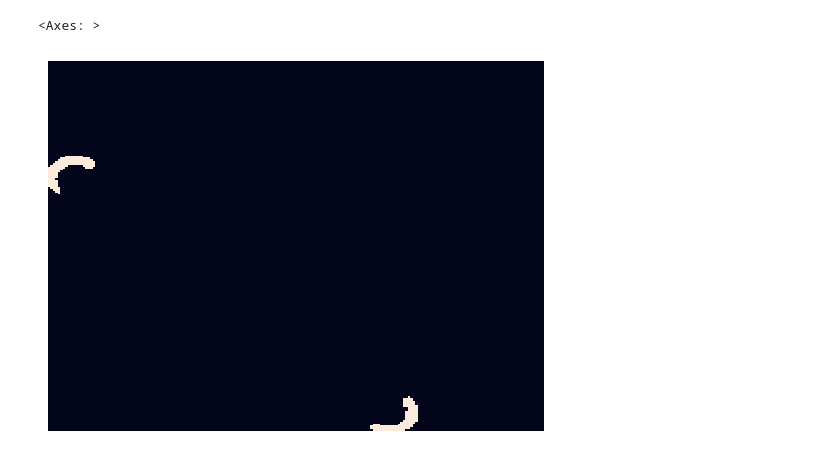
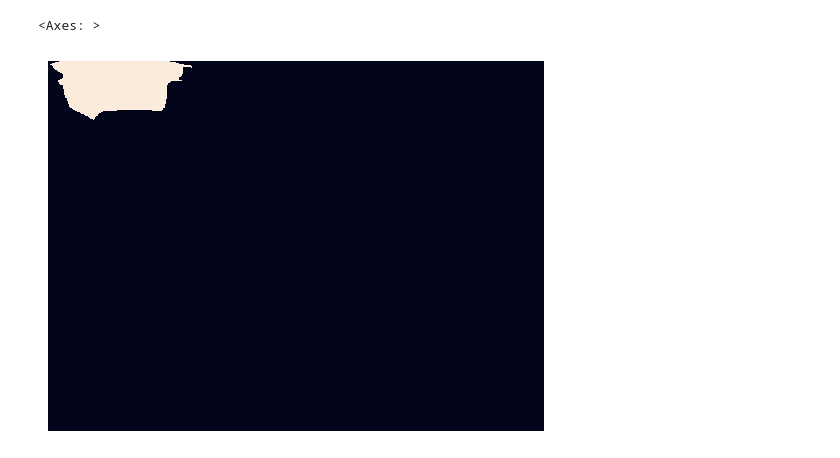
Before and after one commit to yashpatel5400/csi, a Jupyter notebook: sbi/csi.ipynb, the cells around one changed output. Drawn from its saved outputs; the diff is of its cells as text; code cells hidden in the pictures.

```diff
--- a/sbi/csi.ipynb
+++ b/sbi/csi.ipynb
@@ -25,47 +25,47 @@ plt.rc('legend', fontsize=BIGGER_SIZE)    # legend fontsize
 plt.rc('figure', titlesize=BIGGER_SIZE)  # fontsize of the figure title
 # %%
 def get_thetas_grid(min_theta, max_theta):
-    theta1 = np.linspace(min_theta, max_theta, 200)
-    theta2 = np.linspace(min_theta, max_theta, 200)
+    theta1 = np.linspace(min_theta, max_theta, 400)
+    theta2 = np.linspace(min_theta, max_theta, 400)
     thetas_unflat = np.meshgrid(theta1, theta2)
     return np.vstack((thetas_unflat[0].flatten(), thetas_unflat[1].flatten())).T.astype(np.float32)
 # %%
-task_name = "two_moons"
+task_name = "gaussian_mixture"
 
 task = sbibm.get_task(task_name)
 prior = task.get_prior_dist()
 simulator = task.get_simulator()
 
 sims = 10_000 # same number for both test and calibration
 calibration_theta = prior.sample((sims,))
 calibration_x = simulator(calibration_theta)
 calibration_theta = calibration_theta[...,:2]
 
-thetas = get_thetas_grid(-1, 1)
+thetas = get_thetas_grid(-10, 10)
 test_sim = 1
 test_theta = prior.sample((test_sim,))
 test_x = simulator(test_theta)
 test_theta = test_theta[...,:2]
 test_x_tiled = np.tile(test_x, (thetas.shape[0], 1)).astype(np.float32)
 
 device = "cpu"
 cached_fn = os.path.join("trained", f"{task_name}.nf")
 with open(cached_fn, "rb") as f:
     encoder = pickle.load(f)
 encoder.to(device)
 
 cal_scores = 1 / encoder.log_prob(calibration_theta.to(device), calibration_x.to(device)).detach().cpu().exp().numpy()
 desired_coverages = [0.75, 0.85, 0.95]
 desired_coverage = desired_coverages[-1]
 
 probs = encoder.log_prob(thetas, test_x_tiled).detach().cpu().exp().numpy()
-probs_map = probs.reshape((200, 200))
+probs_map = probs.reshape((400, 400))
 
 conformal_quantile = np.quantile(cal_scores, q = desired_coverage)
 sns.heatmap((1 / probs_map) < conformal_quantile, cbar=False, xticklabels=False, yticklabels=False)
 # %% [output]
 <Axes: >
-[figure, old version]
+[figure, new version]
 # %%
 from scipy.ndimage.measurements import label
 from sklearn.cluster import KMeans
```
Also changed, not shown: parts of 9 cells of this notebook.
